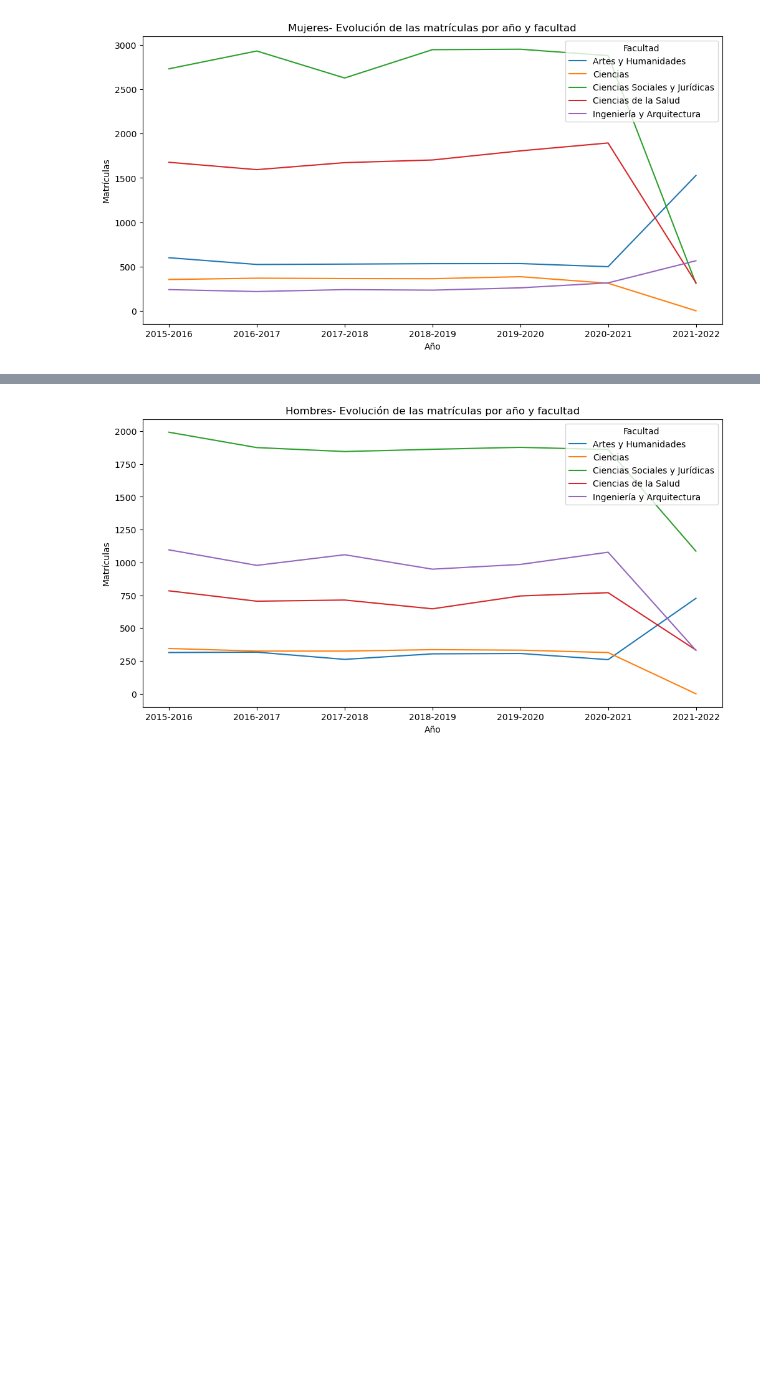
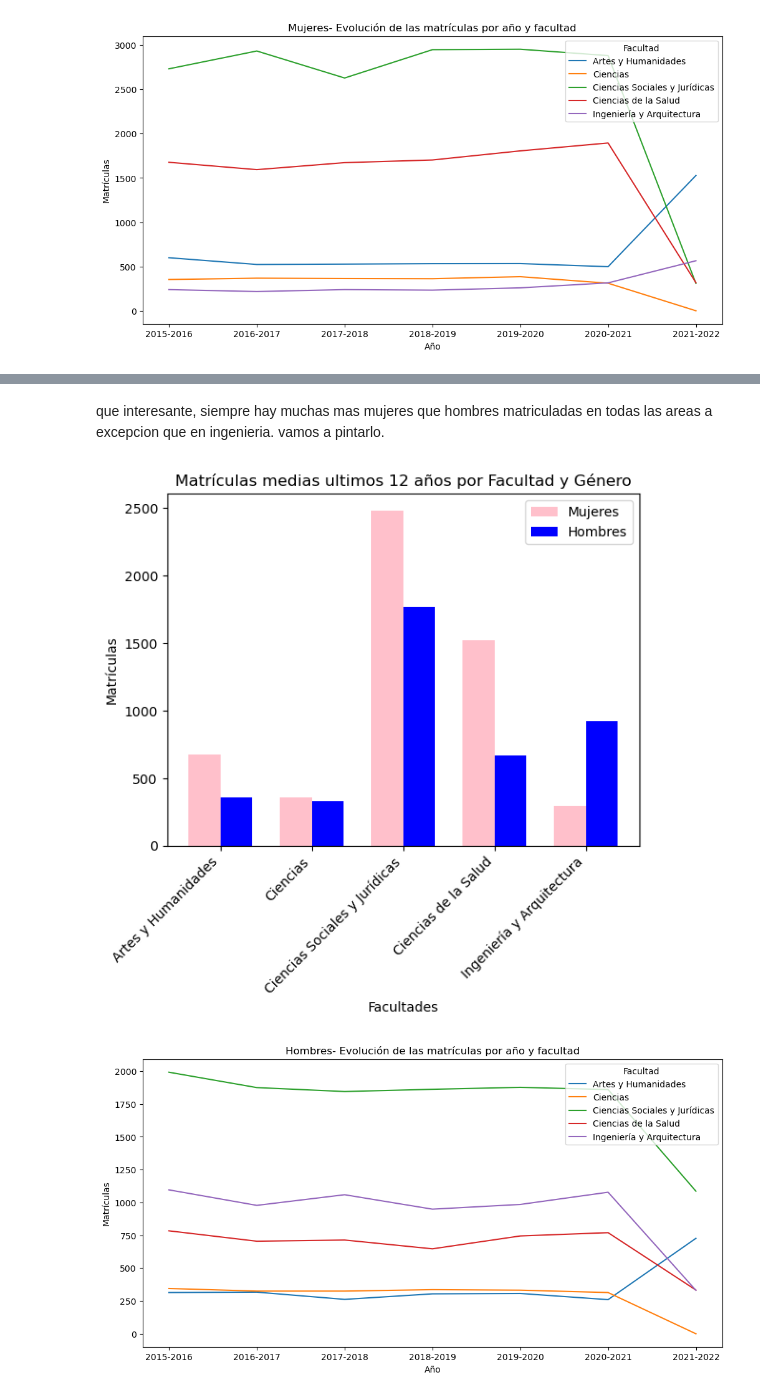
Before and after one commit to valentincortespuya/ETL_project, a Jupyter notebook: notebooks/graficos.ipynb, the cells around one changed output, grey strips where cells are left out. Drawn from its saved outputs; the diff is of its cells as text; code cells hidden in the pictures; blank space fills up the shorter version.

```diff
--- a/notebooks/graficos.ipynb
+++ b/notebooks/graficos.ipynb
@@ -285,0 +311,9 @@ plt.show()
+# %%
+df_filtered81 = df_matriculas.loc[(df_matriculas['universidad_tipo'] == 'ambas') &
+                                (df_matriculas['formato'] == 'ambos_formatos') &
+                                (df_matriculas['genero'] != 'ambos sexos')]
+# %%
+df_media81 = df_filtered81.groupby(['facultad', 'genero'])['matriculas'].mean().reset_index()
+df_separated = df_media81.pivot(index='facultad', columns='genero', values='matriculas').reset_index()
+
+df_separated
@@ -285,0 +327,3 @@ plt.show()
+# %%
+df_separated['diferencia'] = df_separated['mujeres'] - df_separated['hombres']
+df_separated
@@ -286,3 +337,39 @@ plt.show()
+# %% [markdown]
+que interesante, siempre hay muchas mas mujeres que hombres matriculadas en todas las areas a excepcion que en ingenieria. vamos a pintarlo.
+# %%
+import matplotlib.pyplot as plt
+
+# Configurar los datos para el gráfico de barras
+facultades = df_separated['facultad']
+matriculas_mujeres = df_separated['mujeres']
+matriculas_hombres = df_separated['hombres']
+
+# Configurar la posición de las barras
+posiciones = range(len(facultades))
+ancho_barras = 0.35
+
+# Crear el gráfico de barras
+fig, ax = plt.subplots()
+bar1 = ax.bar(posiciones, matriculas_mujeres, ancho_barras, color='pink', label='Mujeres')
+bar2 = ax.bar([p + ancho_barras for p in posiciones], matriculas_hombres, ancho_barras, color='blue', label='Hombres')
+
+# Configurar el título y los ejes
+ax.set_title('Matrículas medias ultimos 12 años por Facultad y Género')
+ax.set_xlabel('Facultades')
+ax.set_ylabel('Matrículas')
+
+# Configurar las etiquetas en el eje x con rotación de 45 grados
+ax.set_xticks([p + ancho_barras/2 for p in posiciones])
+ax.set_xticklabels(facultades, rotation=45, ha='right')
+
+# Mostrar la leyenda
+ax.legend()
+
+# Mostrar el gráfico
+plt.savefig('mat_media_facul_genero.png')
+plt.show()
+# %% [output]
+[figure, added]
 # %%
 import seaborn as sns
 import matplotlib.pyplot as plt
```
Also changed, not shown: parts of 14 cells of this notebook, 6 other files.
